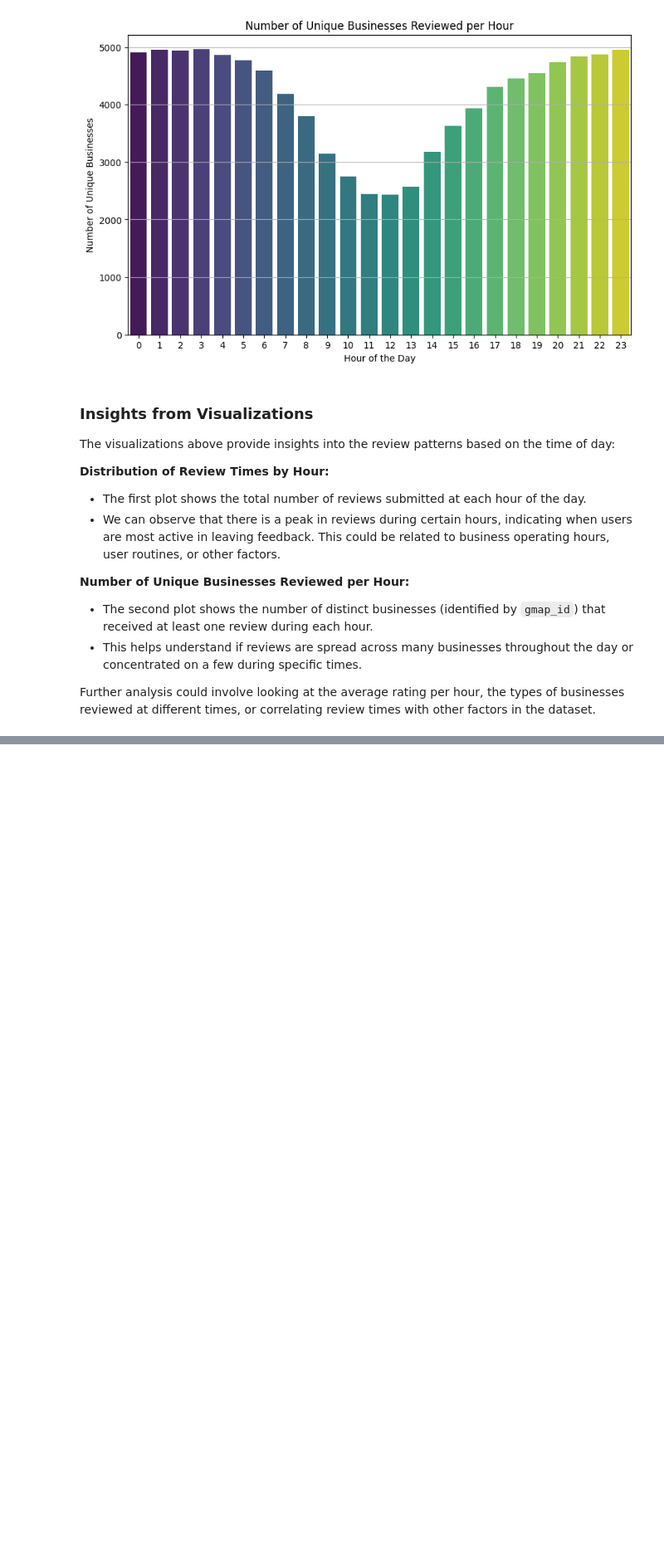
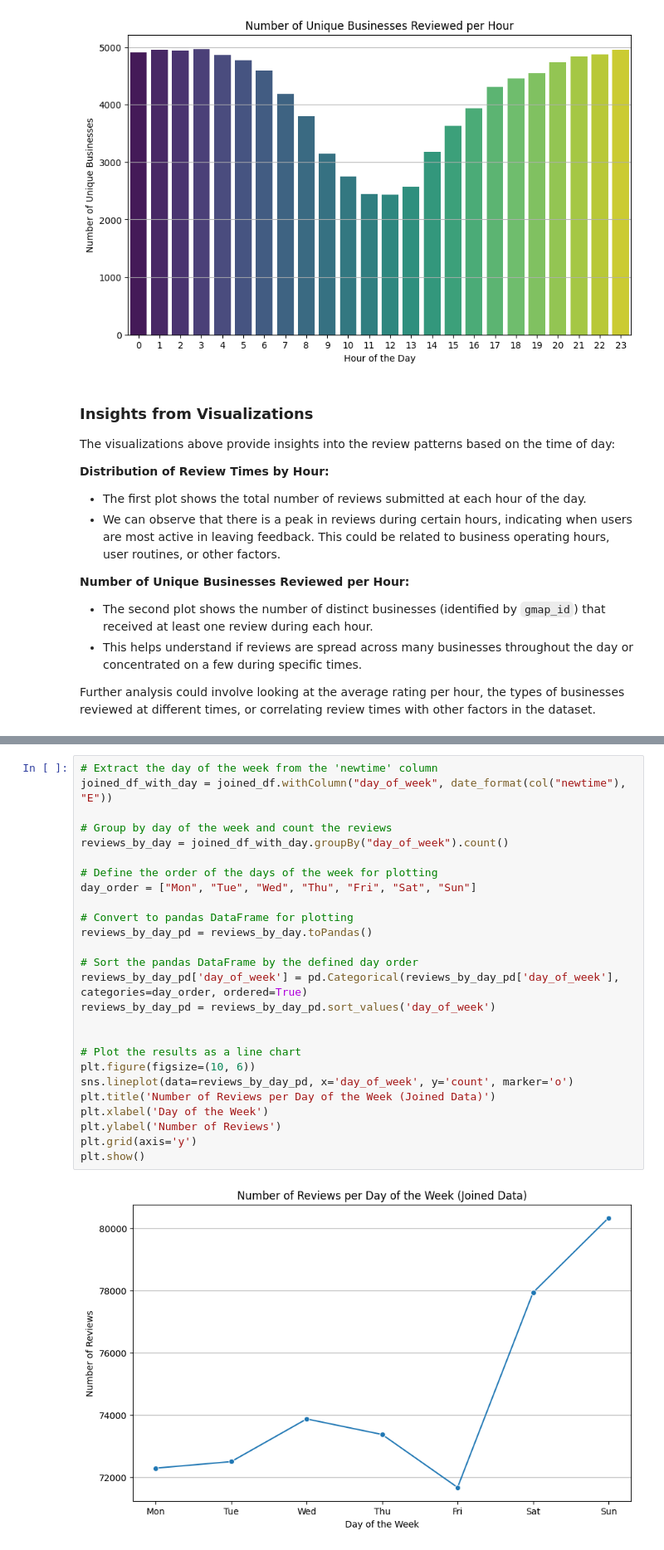
Before and after one commit to dnmuturi/SIT742, a Jupyter notebook: SIT742Task2code.ipynb, the cells around one changed output, grey strips where cells are left out. Shown: that part at 83% size. Saved outputs shown, nothing was run; the diff lists cells and outputs as text; blank space fills up the shorter version.

```diff
--- a/SIT742Task2code.ipynb
+++ b/SIT742Task2code.ipynb
@@ -288,3 +301,31 @@ only showing top 5 rows
 |0x56b646ed2220b77f:0xd8975e316de80952|1.1304483789114126E20|Jonathan Tringali|1474765901185|4     |We tent camped here for 2 nights while exploring Valdez. The center of the campground was in the ope ...
 +-------------------------------------+---------------------+-----------------+-------------+------+---------------------------------------------------------------------------------------------------- ...
 only showing top 5 rows
+# %%
+# Extract the day of the week from the 'newtime' column
+joined_df_with_day = joined_df.withColumn("day_of_week", date_format(col("newtime"), "E"))
+
+# Group by day of the week and count the reviews
+reviews_by_day = joined_df_with_day.groupBy("day_of_week").count()
+
+# Define the order of the days of the week for plotting
+day_order = ["Mon", "Tue", "Wed", "Thu", "Fri", "Sat", "Sun"]
+
+# Convert to pandas DataFrame for plotting
+reviews_by_day_pd = reviews_by_day.toPandas()
+
+# Sort the pandas DataFrame by the defined day order
+reviews_by_day_pd['day_of_week'] = pd.Categorical(reviews_by_day_pd['day_of_week'], categories=day_order, ordered=True)
+reviews_by_day_pd = reviews_by_day_pd.sort_values('day_of_week')
+
+
+# Plot the results as a line chart
+plt.figure(figsize=(10, 6))
+sns.lineplot(data=reviews_by_day_pd, x='day_of_week', y='count', marker='o')
+plt.title('Number of Reviews per Day of the Week (Joined Data)')
+plt.xlabel('Day of the Week')
+plt.ylabel('Number of Reviews')
+plt.grid(axis='y')
+plt.show()
+# %% [output]
+[figure, added]
```
Also changed, not shown: parts of 4 cells of this notebook.
